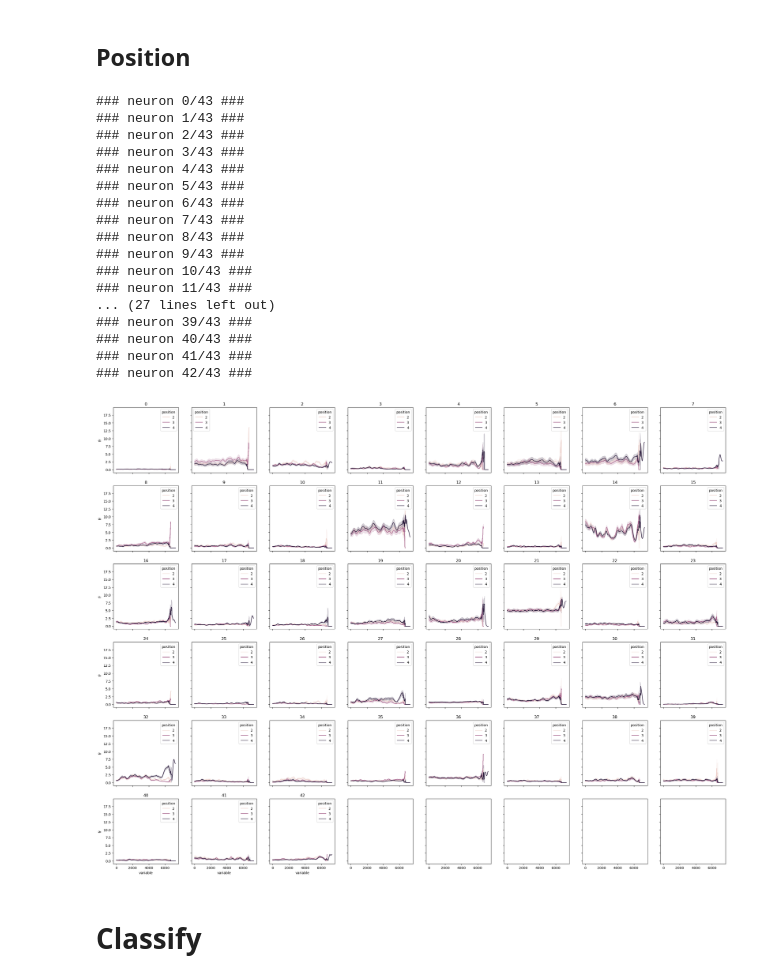
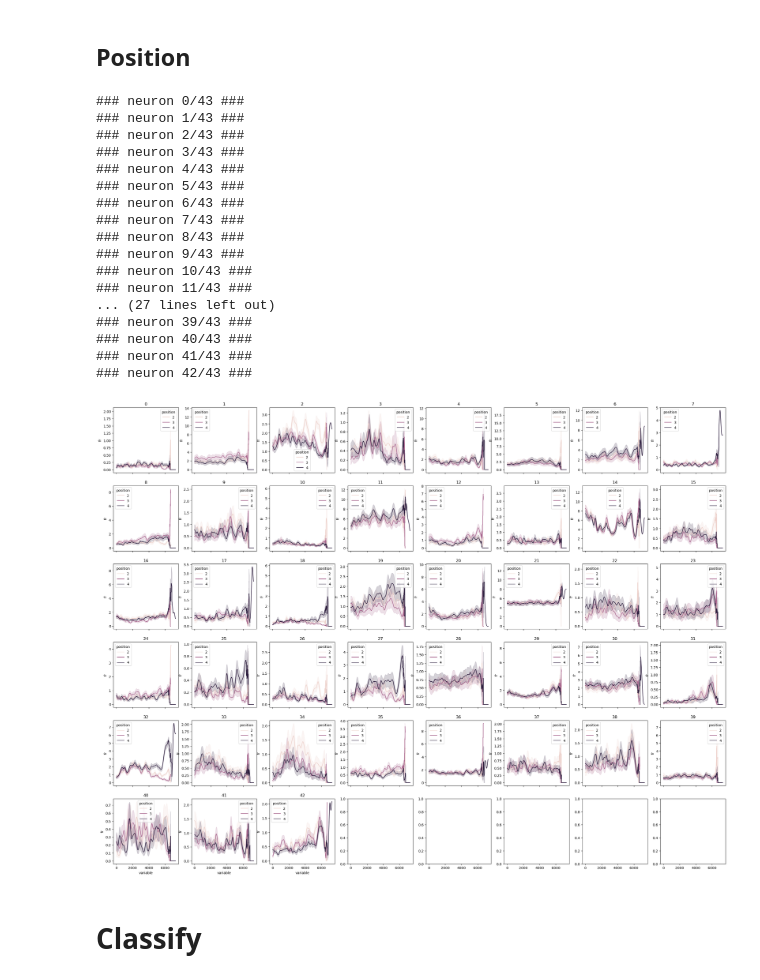
Before and after one commit to Lamifsud/pattern_classification_git, a Jupyter notebook: pipeline_drafts/data_analysis.ipynb, the cells around one changed output. Cells and saved outputs as stored; diff of their text form; code cells hidden in the pictures.

Commit message:
modification plot firing rate per trial type and position

```diff
--- a/pipeline_drafts/data_analysis.ipynb
+++ b/pipeline_drafts/data_analysis.ipynb
@@ -68,7 +68,7 @@ def classify(X, y):
 # %% [markdown]
 ## Trial type
 # %%
-fig, axs = plt.subplots(6,8, figsize=(32,24), sharex=True, sharey=True)
+fig, axs = plt.subplots(6,8, figsize=(32,24), sharex=True, sharey=False)
 
 axs = np.ravel(axs)
 
@@ -107,7 +107,7 @@ for n in range(n_neurons):
 # %% [markdown]
 ## Position
 # %%
-fig, axs = plt.subplots(6,8, figsize=(32,24), sharex=True, sharey=True)
+fig, axs = plt.subplots(6,8, figsize=(32,24), sharex=True, sharey=False)
 
 axs = np.ravel(axs)
 
@@ -115,34 +115,34 @@ for n in range(n_neurons):
     print(f'### neuron {n}/{n_neurons} ###')
     plt.sca(axs[n])
     plt.title(n)
     df = pd.DataFrame(spike_convolved[:,:,n], index=target['position'])
     df_ex = df.melt(value_vars=np.arange(n_times), value_name='fr', ignore_index=False).reset_index()
     sns.lineplot(
         data=df_ex,
         x='variable',
         y='fr',
         hue = 'position',
         errorbar='se'
     )
 # %% [output]
 ### neuron 0/43 ###
 ### neuron 1/43 ###
 ### neuron 2/43 ###
 ### neuron 3/43 ###
 ### neuron 4/43 ###
 ### neuron 5/43 ###
 ### neuron 6/43 ###
 ### neuron 7/43 ###
 ### neuron 8/43 ###
 ### neuron 9/43 ###
 ### neuron 10/43 ###
 ### neuron 11/43 ###
 ... (27 lines left out)
 ### neuron 39/43 ###
 ### neuron 40/43 ###
 ### neuron 41/43 ###
 ### neuron 42/43 ###
-[figure, old version]
+[figure, new version]
 # %% [markdown]
 # Classify
 # %% [markdown]
```
Also changed, not shown: parts of 3 cells of this notebook.
